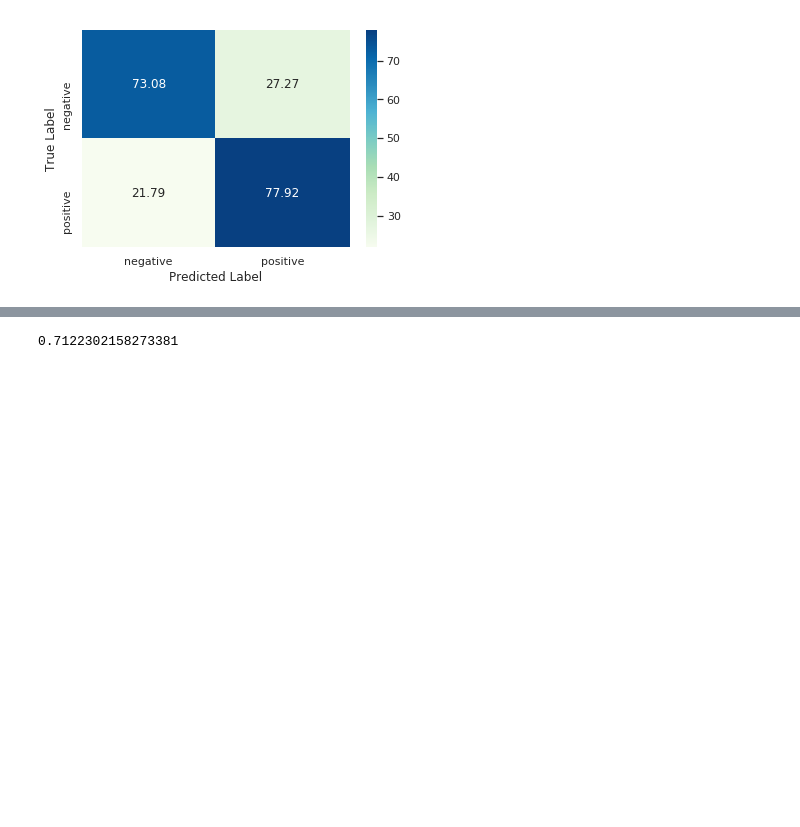
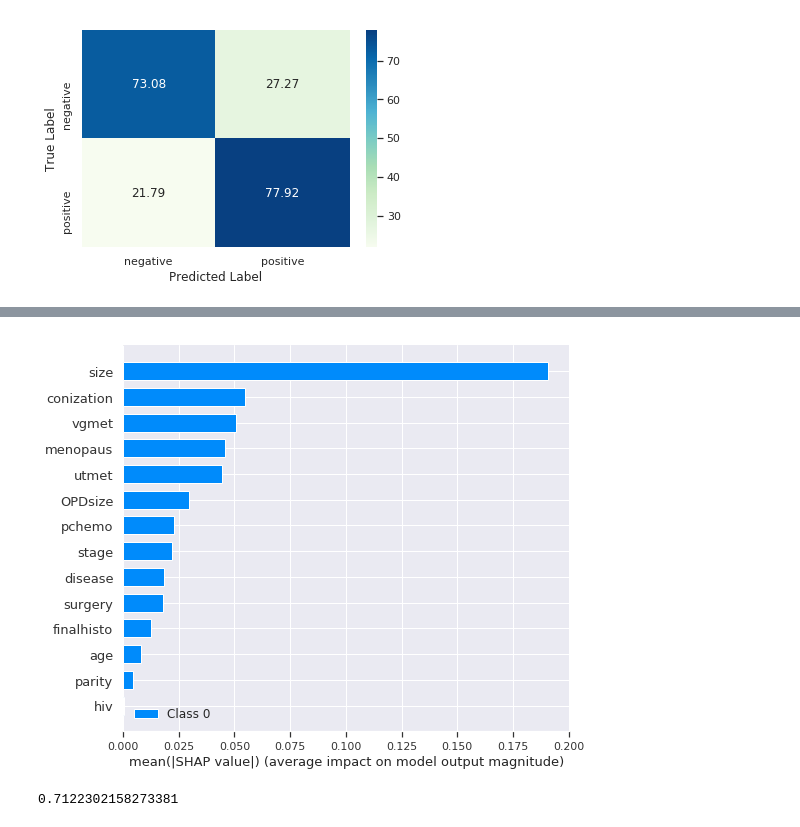
Before and after one commit to plenoi/Clinic, a Jupyter notebook: Clinical_Analysis_pmmet.ipynb, the cells around one changed output, grey strips where cells are left out. Drawn from its saved outputs; the diff is of its cells as text; code cells hidden in the pictures; blank space fills up the shorter version.

```diff
--- a/Clinical_Analysis_pmmet.ipynb
+++ b/Clinical_Analysis_pmmet.ipynb
@@ -1008,3 +1063,7 @@ plt.show()
+# %%
+shap.summary_plot(shap_values[0], X_train_norm2, feature_names=df_clean.columns[0:-1])
+# %% [output]
+[figure, added]
 # %%
 y_predict = np.round(model.predict(X_blind_norm))
 y_predict = [i[0] for i in y_predict.tolist()]
```
Also changed, not shown: parts of 9 cells of this notebook.
